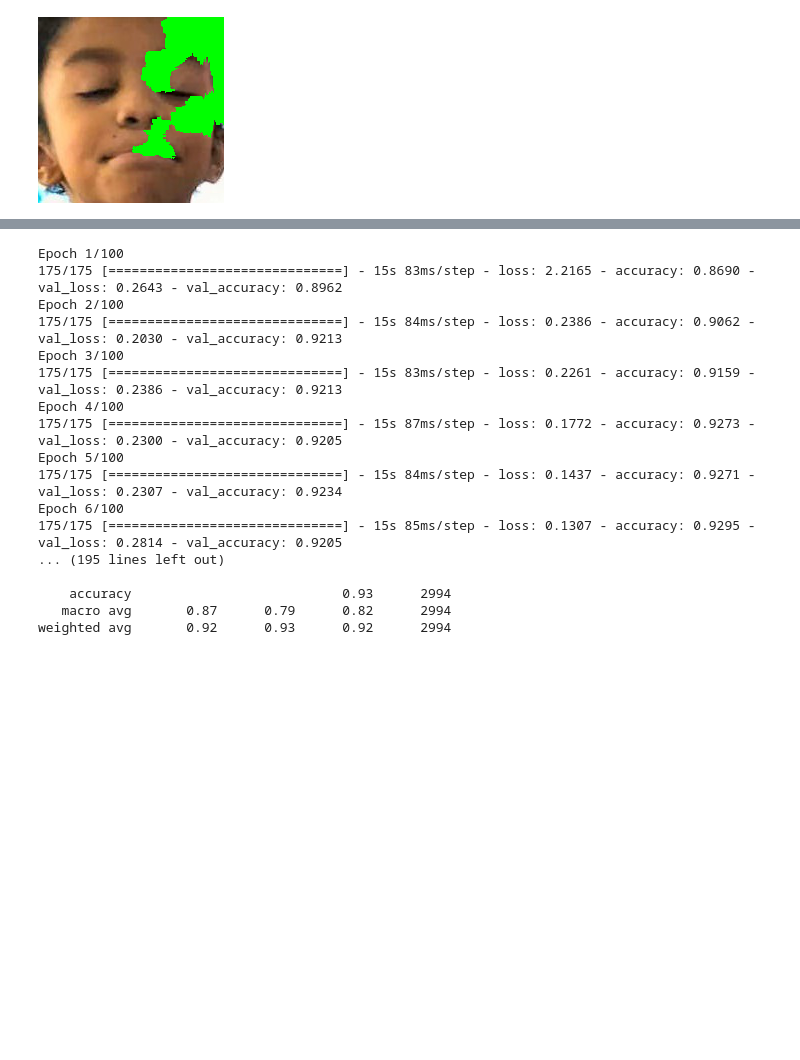
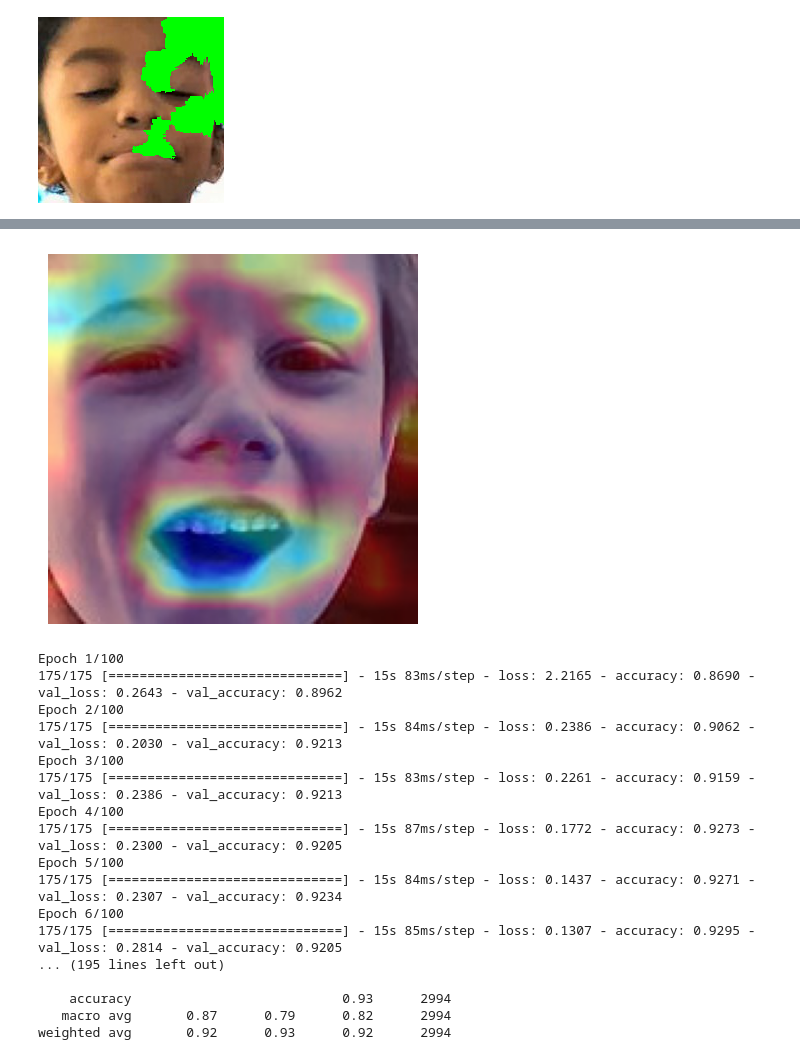
Before and after one commit to IsuruDilanga/FYP_Implementation, a Jupyter notebook: FYP_implementation/VGG19.ipynb, the cells around one changed output, grey strips where cells are left out. Saved outputs shown, nothing was run; the diff lists cells and outputs as text; code cells hidden in the pictures; blank space fills up the shorter version.

Commit message:
modify ASD gradCAM

```diff
--- a/FYP_implementation/VGG19.ipynb
+++ b/FYP_implementation/VGG19.ipynb
@@ -607,3 +607,100 @@ Predicted ASD with probability: 0.61
 1/1 [==============================] - 2s 2s/step
 1/1 [==============================] - 2s 2s/step
 [figure]
+# %%
+import numpy as np
+import cv2
+import matplotlib.pyplot as plt
+from skimage.segmentation import mark_boundaries
+from tensorflow.keras.applications.vgg19 import preprocess_input
+from tensorflow.keras.applications.vgg19 import VGG19
+from tensorflow.keras.models import Model
+from tensorflow.keras.layers import GlobalAveragePooling2D, Dense
+from PIL import Image
+from pathlib import Path
+from IPython.display import display
+import tensorflow as tf
+from lime.lime_image import LimeImageExplainer
+
+# Define Grad-CAM function
+def generate_grad_cam(model, img_array, layer_name):
+    # Create a model that maps the input image to the desired layer's output
+    grad_model = Model(inputs=model.input, outputs=(model.get_layer(layer_name).output, model.output))
+
+    # Compute the gradient of the predicted class with respect to the output feature map of the given layer
+    with tf.GradientTape() as tape:
+        last_conv_layer_output, preds = grad_model(img_array)
+        predicted_class_output = preds[:, 0]  # ASD class index assuming ASD class is the first one
+
+    grads = tape.gradient(predicted_class_output, last_conv_layer_output)
+    pooled_grads = tf.reduce_mean(grads, axis=(0, 1, 2))
+    last_conv_layer_output = last_conv_layer_output[0]
+
+    # Compute the heatmap
+    heatmap = tf.reduce_mean(tf.multiply(pooled_grads, last_conv_layer_output), axis=-1)
+    heatmap = np.maximum(heatmap, 0)  # ReLU on the heatmap
+    heatmap /= np.max(heatmap)  # Normalize
+
+    return heatmap
+
+def show_image(image):
+    # Display the image inline
+    display(Image.fromarray(image))
+
+# Provide the path to your image file
+input_image_path = "/Users/isurudissanayake/Documents/Data/DATA_SET/ASD/0579.jpg"
+
+# Check if the file exists
+if Path(input_image_path).is_file():
+    target_size = (224, 224)
+
+    # Load the pre-trained VGG19 model with top layers included
+    base_model = VGG19(weights='imagenet', include_top=True)
+
+    # Take the output of the base model up to the last convolutional layer
+    x = base_model.get_layer('block5_pool').output
+
+    # Add a new dense layer for output
+    x = GlobalAveragePooling2D()(x)
+    x = Dense(1024, activation='relu')(x)
+    predictions = Dense(1, activation='sigmoid')(x)
+
+    # Create a new model that takes the input of VGG19 and outputs the desired layer
+    model = Model(inputs=base_model.input, outputs=predictions)
+
+    # Process the input image
+    img = cv2.imread(input_image_path)
+    img_original=img.copy()
+    # img_original = cv2.cvtColor(img_original, cv2.COLOR_BGR2RGB)  # Convert BGR to RGB
+    img = cv2.resize(img, target_size)
+    img = preprocess_input(np.expand_dims(image.img_to_array(img), axis=0))
+
+    rounded_prediction = model.predict(img_for_model)[0][0]
+    print(f"Predicted probability: {rounded_prediction:.2f}")
+
+    if rounded_prediction > 0.5:
+        print(f"Predicted ASD with probability: {rounded_prediction:.2f}")
+
+        # Visualize the Grad-CAM heatmap
+        heatmap = generate_grad_cam(model, img_for_model, 'block5_conv4')  # Change the layer name if needed
+
+        # Resize heatmap to match the size of the original image
+        heatmap = cv2.resize(heatmap, (img_original.shape[1], img_original.shape[0]))
+
+        # Apply the heatmap directly onto the original image
+        heatmap = np.uint8(255 * heatmap_resized)
+        heatmap = cv2.applyColorMap(heatmap, cv2.COLORMAP_JET)
+
+        # heatmap_normalized = cv2.applyColorMap(heatmap_normalized, cv2.COLORMAP_JET)
+        superimposed_img = cv2.addWeighted(img_original, 0.6, heatmap_normalized, 0.4, 0)
+
+        # Display the superimposed image
+        plt.imshow(superimposed_img)
+        plt.axis('off')
+        plt.show()
+
+    else:
+        print(f"Predicted non-ASD with probability: {1 - rounded_prediction:.2f}")
+else:
+    print("Error: Image file not found.")
+# %% [output]
@@ -610,3 +710,4 @@ Predicted ASD with probability: 0.61
+[figure, added]
 # %%
 # import numpy as np
 # import matplotlib.pyplot as plt
```
Also changed, not shown: parts of 2 cells of this notebook, 5 other files.
